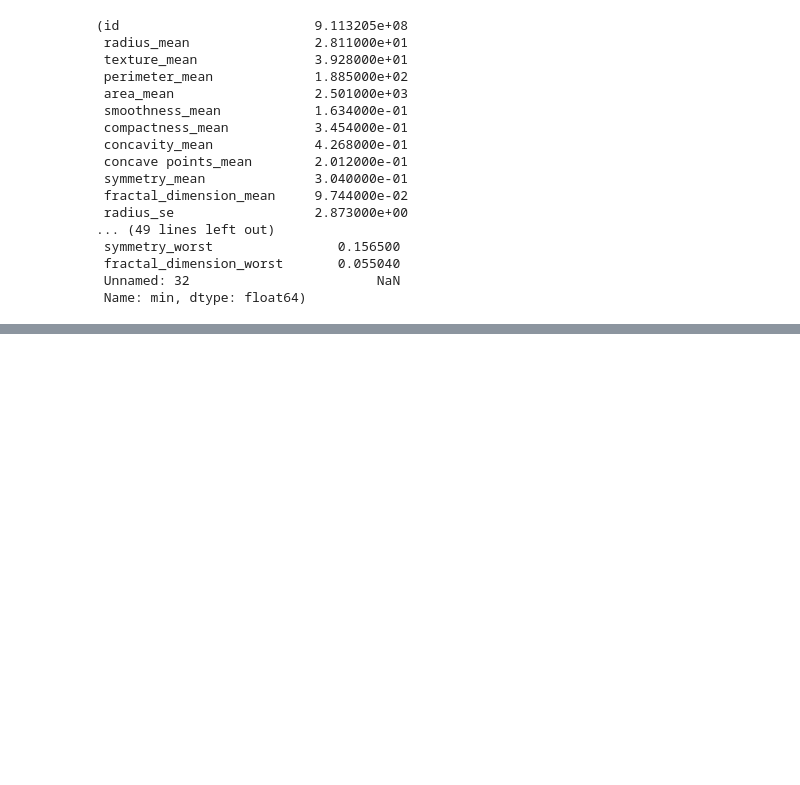
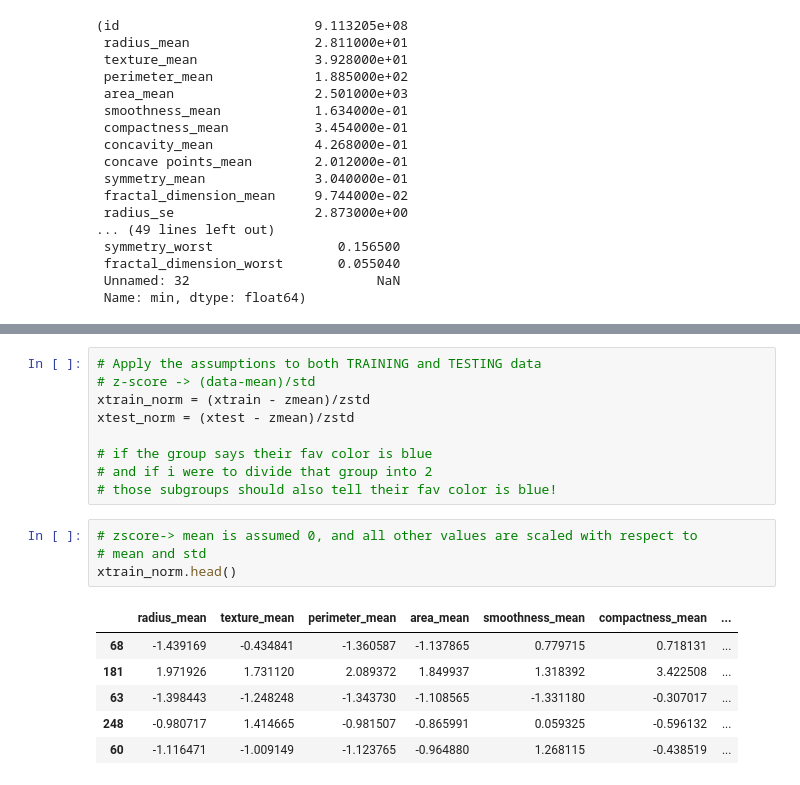
Before and after one commit to a-forty-two/diamler_17_jan, a Jupyter notebook: 01_Normalization_and_Outliers.ipynb, the cells around one changed output, grey strips where cells are left out. Saved outputs shown, nothing was run; the diff lists cells and outputs as text; blank space fills up the shorter version.

Commit message:
Zscore update

```diff
--- a/01_Normalization_and_Outliers.ipynb
+++ b/01_Normalization_and_Outliers.ipynb
@@ -99,0 +138,20 @@ minmax_max, minmax_min
+# %%
+# Apply the assumptions to both TRAINING and TESTING data
+# z-score -> (data-mean)/std
+xtrain_norm = (xtrain - zmean)/zstd
+xtest_norm = (xtest - zmean)/zstd
+
+# if the group says their fav color is blue
+# and if i were to divide that group into 2
+# those subgroups should also tell their fav color is blue!
+# %%
+# zscore-> mean is assumed 0, and all other values are scaled with respect to
+# mean and std
+xtrain_norm.head()
+# %% [output]
+|  | radius_mean | texture_mean | perimeter_mean | area_mean | smoothness_mean | compactness_mean | ... |
+| 68 | -1.439169 | -0.434841 | -1.360587 | -1.137865 | 0.779715 | 0.718131 | ... |
+| 181 | 1.971926 | 1.731120 | 2.089372 | 1.849937 | 1.318392 | 3.422508 | ... |
+| 63 | -1.398443 | -1.248248 | -1.343730 | -1.108565 | -1.331180 | -0.307017 | ... |
+| 248 | -0.980717 | 1.414665 | -0.981507 | -0.865991 | 0.059325 | -0.596132 | ... |
+| 60 | -1.116471 | -1.009149 | -1.123765 | -0.964880 | 1.268115 | -0.438519 | ... |
```
Also changed, not shown: parts of 10 cells of this notebook.
